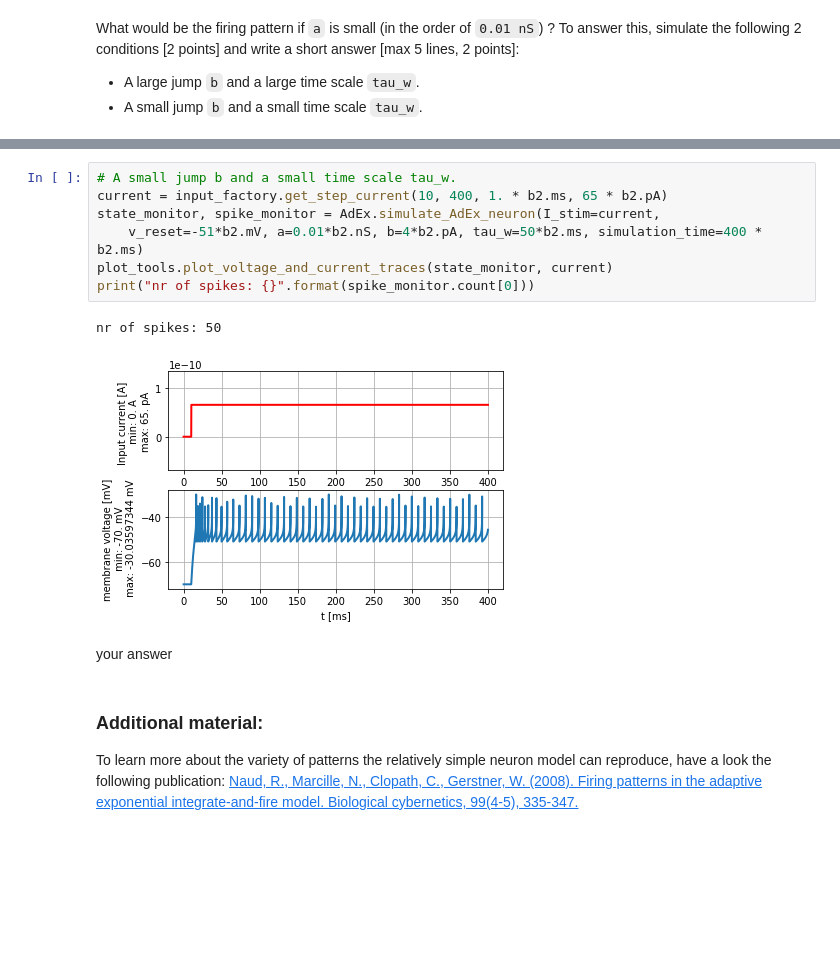
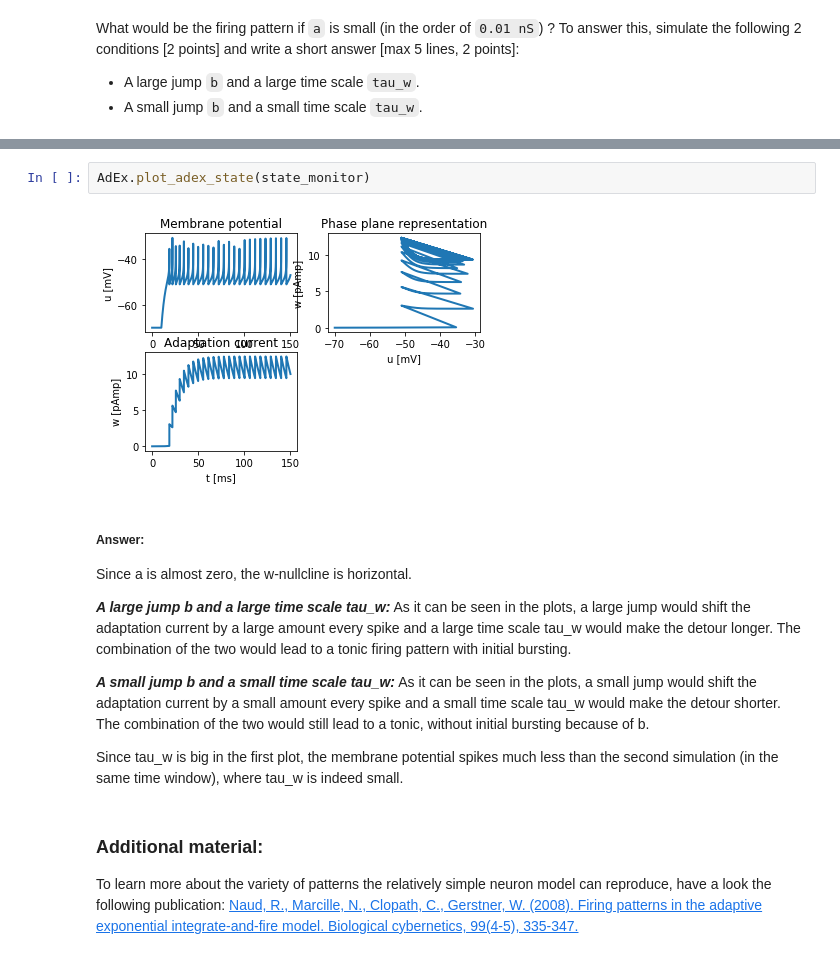
Before and after one commit to marcoabrate/biologicalmodelingofnn, a Jupyter notebook: project1/Ex1_firstName_lastName_000.ipynb, the cells around one changed output, grey strips where cells are left out. Cells and saved outputs as stored; diff of their text form; blank space fills up the shorter version.

```diff
--- a/project1/Ex1_firstName_lastName_000.ipynb
+++ b/project1/Ex1_firstName_lastName_000.ipynb
@@ -381,15 +392,17 @@ nr of spikes: 9
-# %%
-# A small jump b and a small time scale tau_w.
-current = input_factory.get_step_current(10, 400, 1. * b2.ms, 65 * b2.pA)
-state_monitor, spike_monitor = AdEx.simulate_AdEx_neuron(I_stim=current,
-    v_reset=-51*b2.mV, a=0.01*b2.nS, b=4*b2.pA, tau_w=50*b2.ms, simulation_time=400 * b2.ms)
-plot_tools.plot_voltage_and_current_traces(state_monitor, current)
-print("nr of spikes: {}".format(spike_monitor.count[0]))
-# %% [output]
-nr of spikes: 50
-[figure, removed]
-# %% [markdown]
-your answer
+# %%
+AdEx.plot_adex_state(state_monitor)
+# %% [output]
+[figure, added]
+# %% [markdown]
+##### Answer:
+
+Since a is almost zero, the w-nullcline is horizontal.
+
+<b><i>A large jump b and a large time scale tau_w:</i></b> As it can be seen in the plots, a large jump would shift the adaptation current by a large amount every spike and a large time scale tau_w would make the detour longer. The combination of the two would lead to a tonic firing pattern with initial bursting.
+
+<b><i>A small jump b and a small time scale tau_w:</i></b> As it can be seen in the plots, a small jump would shift the adaptation current by a small amount every spike and a small time scale tau_w would make the detour shorter. The combination of the two would still lead to a tonic, without initial bursting because of b.
+
+Since tau_w is big in the first plot, the membrane potential spikes much less than the second simulation (in the same time window), where tau_w is indeed small.
 # %% [markdown]
 ### Additional material:
 
```
Also changed, not shown: parts of 4 cells of this notebook.
